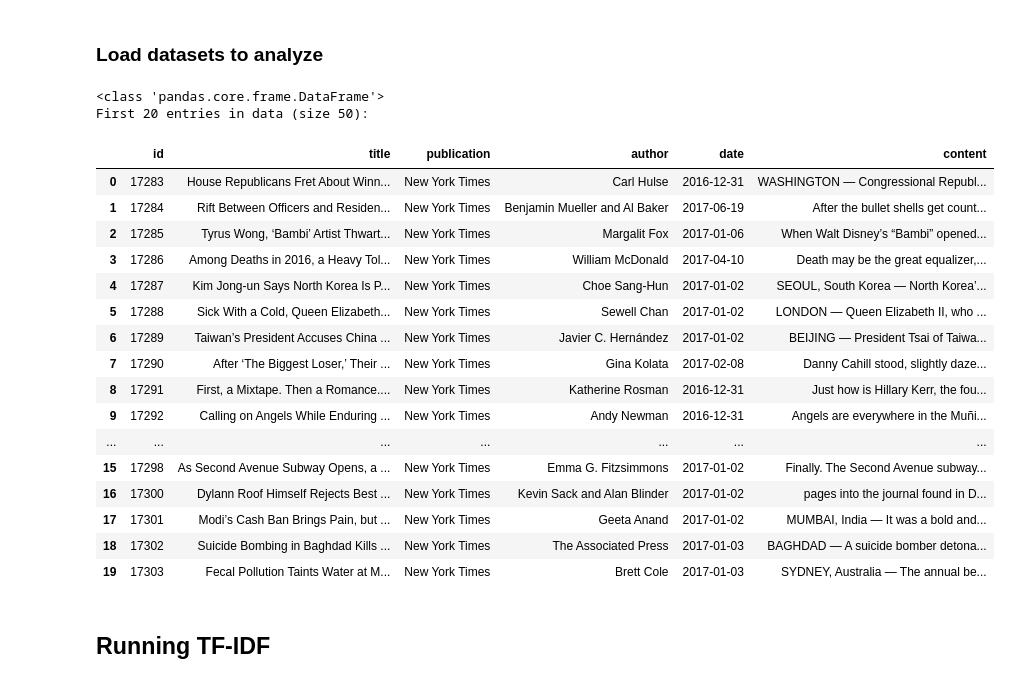
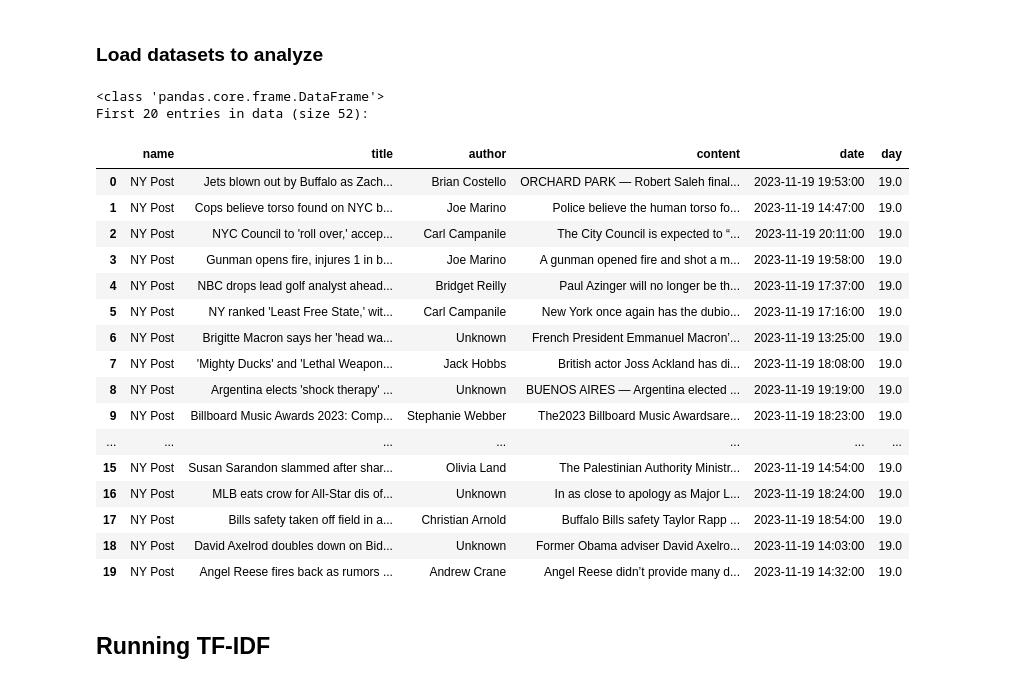
Before and after one commit to davidschep/NewsComparison, a Jupyter notebook: Jupyter_notebook_handin.ipynb, the cells around one changed output. Cells and saved outputs as stored; diff of their text form; code cells hidden in the pictures.

```diff
--- a/Jupyter_notebook_handin.ipynb
+++ b/Jupyter_notebook_handin.ipynb
@@ -644,44 +644,44 @@ def elbow_method(data):
 ### Load datasets to analyze
 # %%
 # dataset_paths = [file for file in os.listdir("./data/") if file.endswith(('csv'))] # Select all available data files
-# dataset_paths = ["scraping_data_filtered.csv"]
-dataset_paths = ["articles1.csv"]
+dataset_paths = ["scraping_data_filtered.csv"]
+# dataset_paths = ["articles1.csv"]
 
 # Load data
 data_frames = []
 data = []
-DATA_LIMIT = 50 #520 # how many items to load
+DATA_LIMIT = 52 # how many items to load
 for data_path in dataset_paths:
     data_frames.append(pd.read_csv(os.path.join('./data/', data_path)).head(DATA_LIMIT))
 data = pd.concat(data_frames)
 print(type(data))
 data['date'] = pd.to_datetime(data['date'],format='mixed')
 data = data.drop(['Unnamed: 0', 'year', 'month', 'url'], axis=1, errors='ignore')
 
 if len(data) > 0:
         # display dataframe header
         print("First 20 entries in data (size " + str(len(data)) + "):")
         display(data.head(20))
 # %% [output]
 <class 'pandas.core.frame.DataFrame'>
-First 20 entries in data (size 50):
+First 20 entries in data (size 52):
-|  | id | title | publication | author | date | content |
-| 0 | 17283 | House Republicans Fret About Winn... | New York Times | Carl Hulse | 2016-12-31 | WASHINGTON — Congressional Republ... |
-| 1 | 17284 | Rift Between Officers and Residen... | New York Times | Benjamin Mueller and Al Baker | 2017-06-19 | After the bullet shells get count... |
-| 2 | 17285 | Tyrus Wong, ‘Bambi’ Artist Thwart... | New York Times | Margalit Fox | 2017-01-06 | When Walt Disney’s “Bambi” opened... |
-| 3 | 17286 | Among Deaths in 2016, a Heavy Tol... | New York Times | William McDonald | 2017-04-10 | Death may be the great equalizer,... |
-| 4 | 17287 | Kim Jong-un Says North Korea Is P... | New York Times | Choe Sang-Hun | 2017-01-02 | SEOUL, South Korea — North Korea’... |
-| 5 | 17288 | Sick With a Cold, Queen Elizabeth... | New York Times | Sewell Chan | 2017-01-02 | LONDON — Queen Elizabeth II, who ... |
-| 6 | 17289 | Taiwan’s President Accuses China ... | New York Times | Javier C. Hernández | 2017-01-02 | BEIJING — President Tsai of Taiwa... |
-| 7 | 17290 | After ‘The Biggest Loser,’ Their ... | New York Times | Gina Kolata | 2017-02-08 | Danny Cahill stood, slightly daze... |
-| 8 | 17291 | First, a Mixtape. Then a Romance.... | New York Times | Katherine Rosman | 2016-12-31 | Just how is Hillary Kerr, the fou... |
-| 9 | 17292 | Calling on Angels While Enduring ... | New York Times | Andy Newman | 2016-12-31 | Angels are everywhere in the Muñi... |
+|  | name | title | author | content | date | day |
+| 0 | NY Post | Jets blown out by Buffalo as Zach... | Brian Costello | ORCHARD PARK — Robert Saleh final... | 2023-11-19 19:53:00 | 19.0 |
+| 1 | NY Post | Cops believe torso found on NYC b... | Joe Marino | Police believe the human torso fo... | 2023-11-19 14:47:00 | 19.0 |
+| 2 | NY Post | NYC Council to 'roll over,' accep... | Carl Campanile | The City Council is expected to “... | 2023-11-19 20:11:00 | 19.0 |
+| 3 | NY Post | Gunman opens fire, injures 1 in b... | Joe Marino | A gunman opened fire and shot a m... | 2023-11-19 19:58:00 | 19.0 |
+| 4 | NY Post | NBC drops lead golf analyst ahead... | Bridget Reilly | Paul Azinger will no longer be th... | 2023-11-19 17:37:00 | 19.0 |
+| 5 | NY Post | NY ranked 'Least Free State,' wit... | Carl Campanile | New York once again has the dubio... | 2023-11-19 17:16:00 | 19.0 |
+| 6 | NY Post | Brigitte Macron says her 'head wa... | Unknown | French President Emmanuel Macron’... | 2023-11-19 13:25:00 | 19.0 |
+| 7 | NY Post | 'Mighty Ducks' and 'Lethal Weapon... | Jack Hobbs | British actor Joss Ackland has di... | 2023-11-19 18:08:00 | 19.0 |
+| 8 | NY Post | Argentina elects 'shock therapy' ... | Unknown | BUENOS AIRES — Argentina elected ... | 2023-11-19 19:19:00 | 19.0 |
+| 9 | NY Post | Billboard Music Awards 2023: Comp... | Stephanie Webber | The2023 Billboard Music Awardsare... | 2023-11-19 18:23:00 | 19.0 |
 | ... | ... | ... | ... | ... | ... | ... |
-| 15 | 17298 | As Second Avenue Subway Opens, a ... | New York Times | Emma G. Fitzsimmons | 2017-01-02 | Finally. The Second Avenue subway... |
-| 16 | 17300 | Dylann Roof Himself Rejects Best ... | New York Times | Kevin Sack and Alan Blinder | 2017-01-02 | pages into the journal found in D... |
-| 17 | 17301 | Modi’s Cash Ban Brings Pain, but ... | New York Times | Geeta Anand | 2017-01-02 | MUMBAI, India — It was a bold and... |
-| 18 | 17302 | Suicide Bombing in Baghdad Kills ... | New York Times | The Associated Press | 2017-01-03 | BAGHDAD — A suicide bomber detona... |
-| 19 | 17303 | Fecal Pollution Taints Water at M... | New York Times | Brett Cole | 2017-01-03 | SYDNEY, Australia — The annual be... |
+| 15 | NY Post | Susan Sarandon slammed after shar... | Olivia Land | The Palestinian Authority Ministr... | 2023-11-19 14:54:00 | 19.0 |
+| 16 | NY Post | MLB eats crow for All-Star dis of... | Unknown | In as close to apology as Major L... | 2023-11-19 18:24:00 | 19.0 |
+| 17 | NY Post | Bills safety taken off field in a... | Christian Arnold | Buffalo Bills safety Taylor Rapp ... | 2023-11-19 18:54:00 | 19.0 |
+| 18 | NY Post | David Axelrod doubles down on Bid... | Unknown | Former Obama adviser David Axelro... | 2023-11-19 14:03:00 | 19.0 |
+| 19 | NY Post | Angel Reese fires back as rumors ... | Andrew Crane | Angel Reese didn’t provide many d... | 2023-11-19 14:32:00 | 19.0 |
 # %% [markdown]
 ## Running TF-IDF
 # %% [markdown]
```
Also changed, not shown: parts of 2 cells of this notebook.
